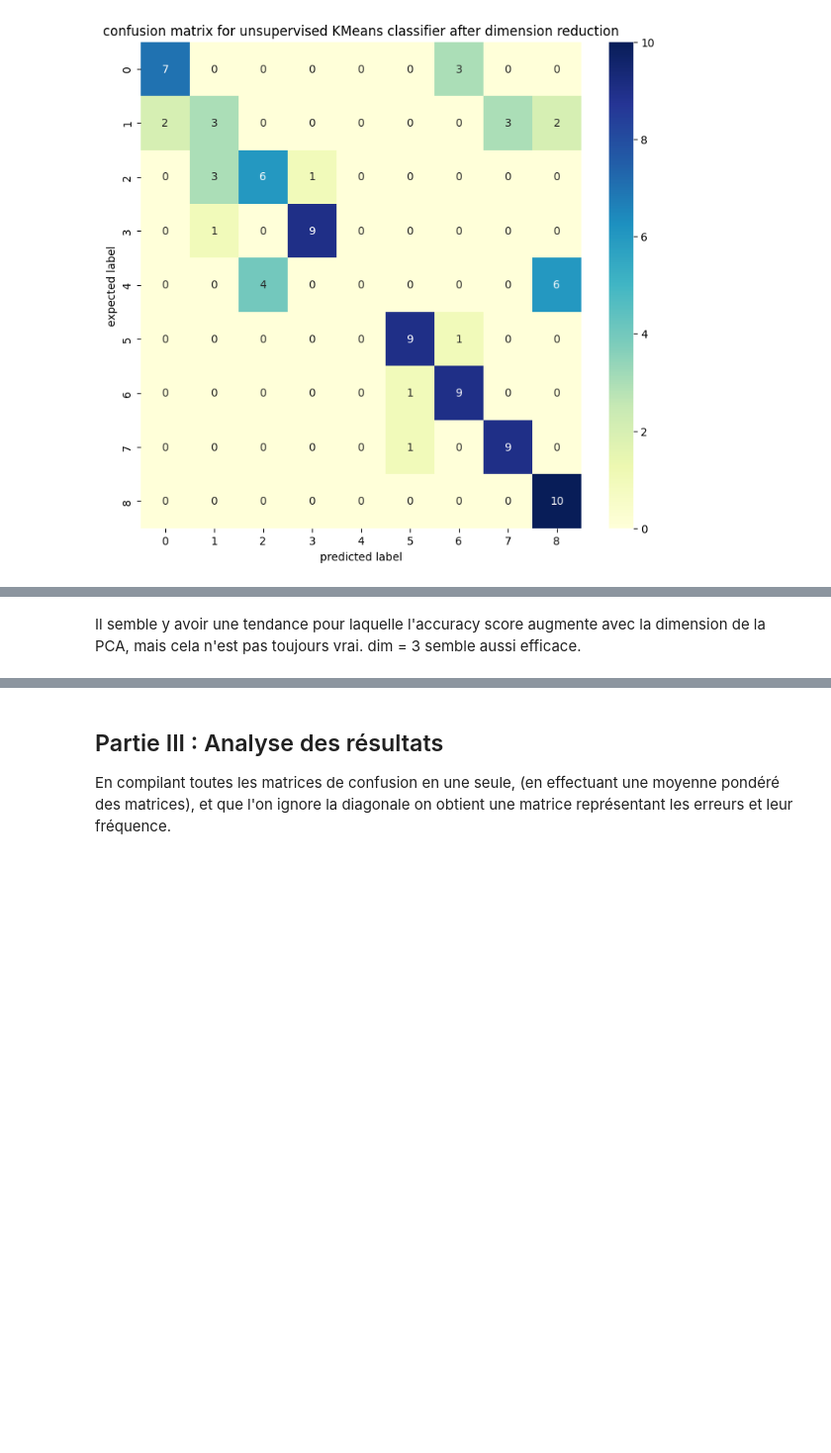
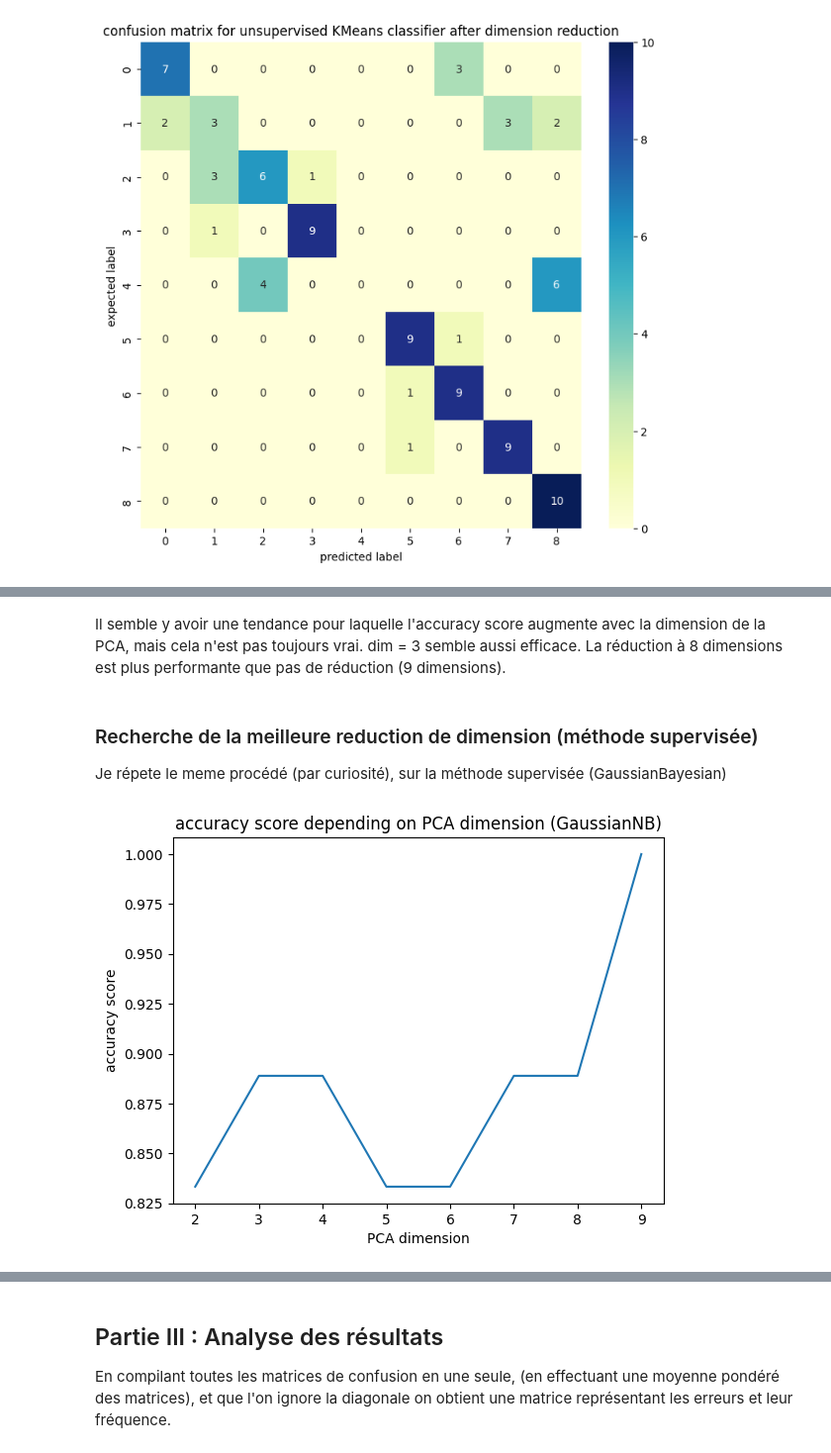
Before and after one commit to nohehf/classphoneme, a Jupyter notebook: Projet_Phonemes.ipynb, the cells around one changed output, grey strips where cells are left out. Shown: that part at 99% size. Saved outputs shown, nothing was run; the diff lists cells and outputs as text; code cells hidden in the pictures; blank space fills up the shorter version.

Commit message:
feat: pca analysis for GaussianNB

```diff
--- a/Projet_Phonemes.ipynb
+++ b/Projet_Phonemes.ipynb
@@ -330,3 +332,31 @@ plt.show()
 # %% [markdown]
 Il semble y avoir une tendance pour laquelle l'accuracy score augmente avec la dimension de la PCA, mais cela n'est pas toujours vrai.
-dim = 3 semble aussi efficace.
+dim = 3 semble aussi efficace. La réduction à 8 dimensions est plus performante que pas de réduction (9 dimensions).
+# %% [markdown]
+### Recherche de la meilleure reduction de dimension (méthode supervisée)
+
+Je répete le meme procédé (par curiosité), sur la méthode supervisée (GaussianBayesian)
+# %%
+def pca_to_dim(dim):
+    if dim == len(Nomlabel):
+        return X_train, X_test
+    pca = PCA(dim)
+    train = pca.fit_transform(X_train)
+    test = pca.transform(X_test)
+    return train, test
+
+def gaussian_score(dim):
+    train, test = pca_to_dim(dim)
+    classifier = GaussianNB()
+    fit = classifier.fit(train, y_train)
+    y_predicted = fit.predict(test)
+    return accuracy_score(y_test, y_predicted)
+
+scores = [gaussian_score(dim) for dim in dims]
+plt.plot(dims, scores)
+plt.title("accuracy score depending on PCA dimension (GaussianNB)")
+plt.ylabel("accuracy score")
+plt.xlabel("PCA dimension")
+plt.show()
+# %% [output]
+[figure, added]
```
Also changed, not shown: parts of 3 cells of this notebook.
